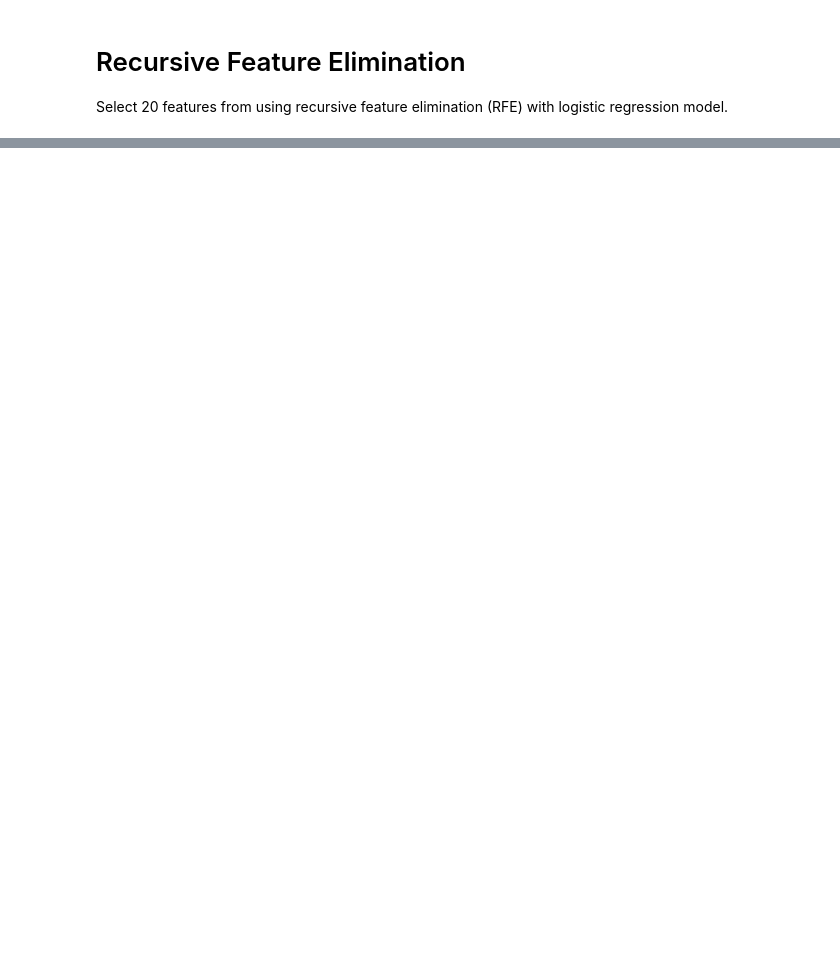
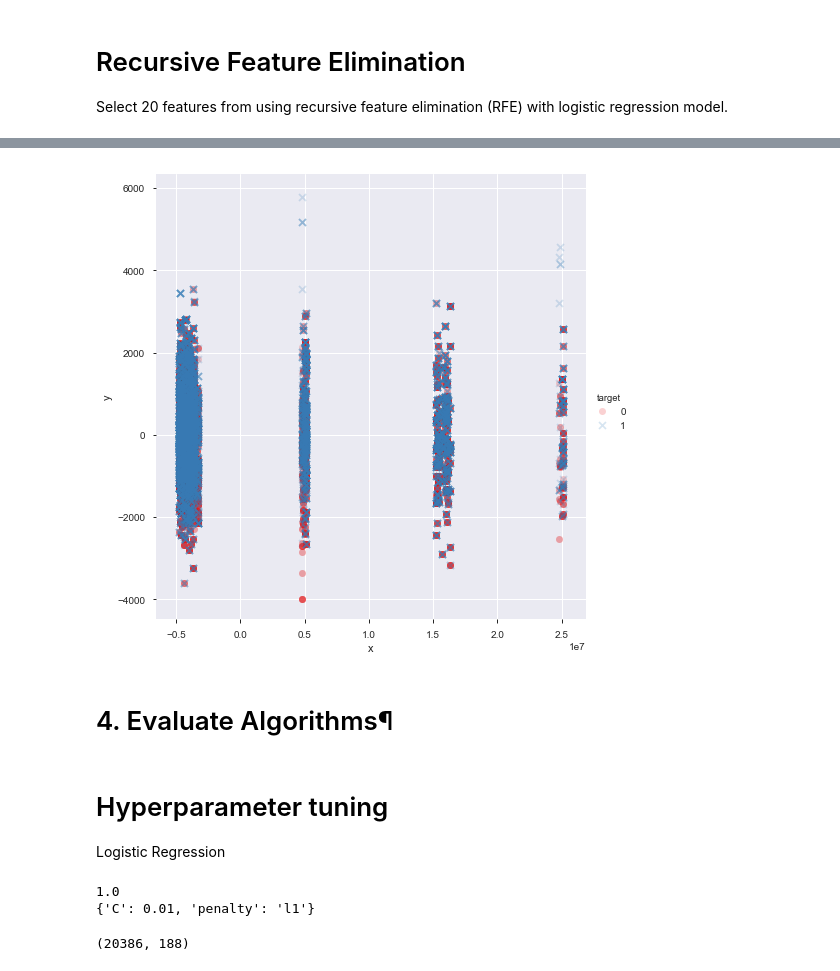
Before and after one commit to quedogf94/Spring2019_Project2, a Jupyter notebook: Kobe.ipynb, the cells around one changed output, grey strips where cells are left out. Saved outputs shown, nothing was run; the diff lists cells and outputs as text; code cells hidden in the pictures; blank space fills up the shorter version.

```diff
--- a/Kobe.ipynb
+++ b/Kobe.ipynb
@@ -313,0 +474,19 @@ array(['game_event_id', 'game_id', 'lat', 'shot_distance',
+# %%
+X_pca = pd.DataFrame(pca.transform(X)[:,:2])
+X_pca['target'] = Y.values
+X_pca.columns = ["x", "y", "target"]
+
+sns.lmplot('x','y',
+           data=X_pca,
+           hue="target",
+           fit_reg=False,
+           markers=["o", "x"],
+           palette="Set1",
+           size=7,
+           scatter_kws={"alpha": .2}
+          )
+plt.show()
+# %% [output]
+[figure, added]
+# %% [markdown]
+# 4. Evaluate Algorithms¶
@@ -313,0 +501,25 @@ array(['game_event_id', 'game_id', 'lat', 'shot_distance',
+# %% [markdown]
+# Hyperparameter tuning
+Logistic Regression
+# %%
+lr_grid = GridSearchCV(
+    estimator = LogisticRegression(random_state=seed),
+    param_grid = {
+        'penalty': ['l1', 'l2'],
+        'C': [0.001, 0.01, 1, 10, 100, 1000]
+    },
+    cv = kfold,
+    #scoring = scoring,
+    n_jobs = processors)
+
+lr_grid.fit(X, Y)
+
+print(lr_grid.best_score_)
+print(lr_grid.best_params_)
+# %% [output]
+1.0
+{'C': 0.01, 'penalty': 'l1'}
+# %%
+kobe_df.shape
+# %% [output]
+(20386, 188)
```
Also changed, not shown: parts of 43 cells of this notebook.
